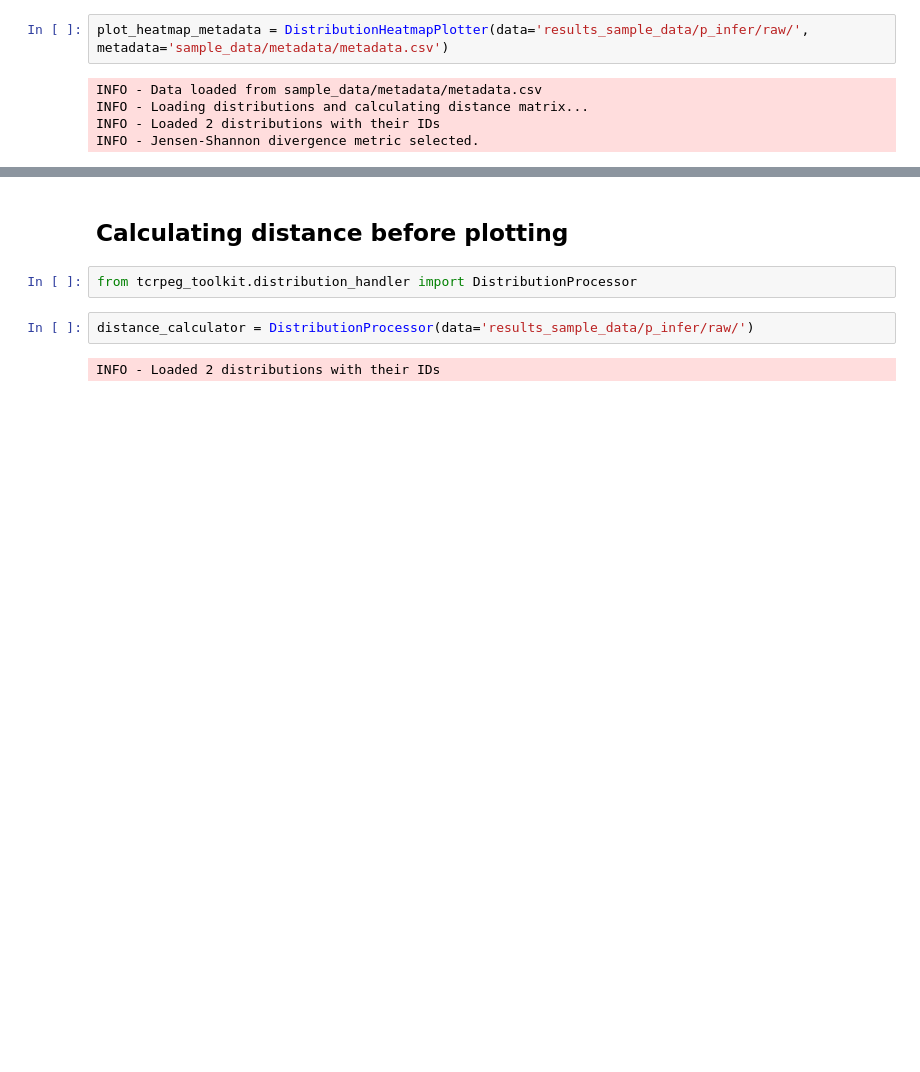
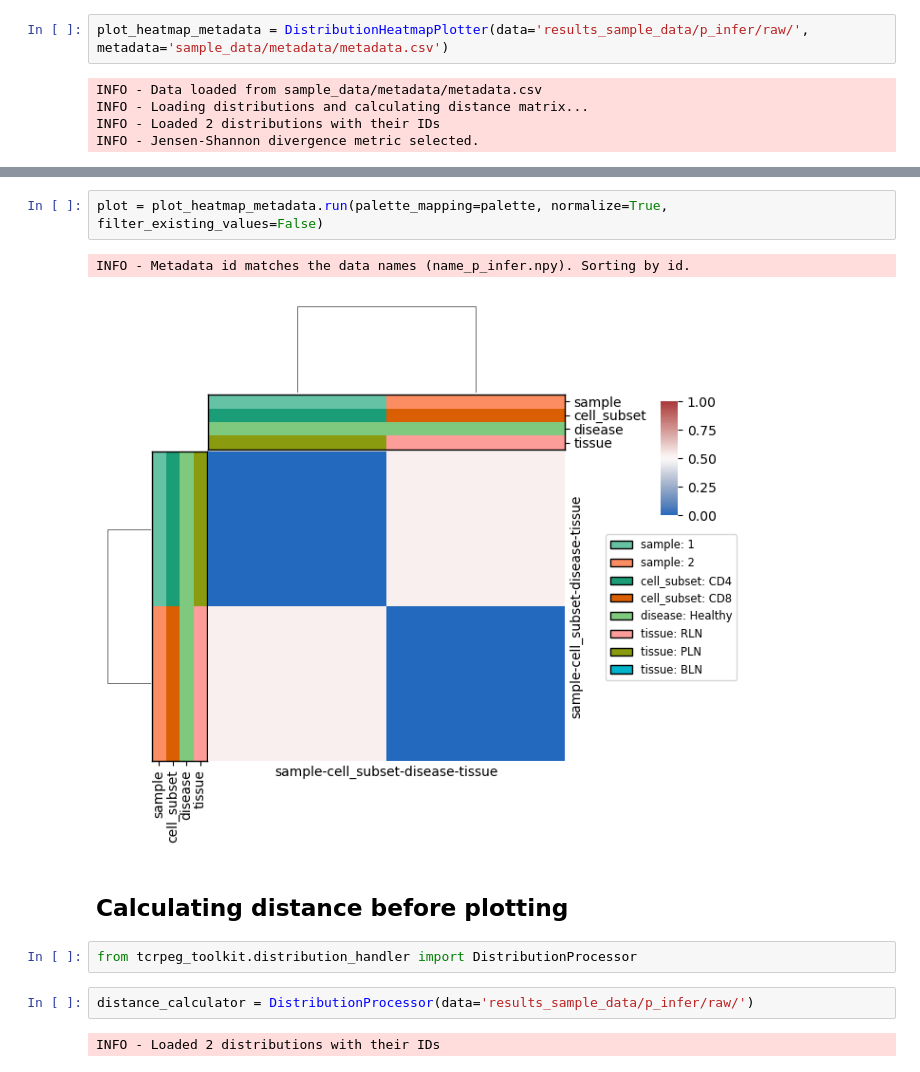
Before and after one commit to i3-unit/TCRpeg_i3, a Jupyter notebook: tutorial_heatmap_pinfer.ipynb, the cells around one changed output, grey strips where cells are left out. Drawn from its saved outputs; the diff is of its cells as text; blank space fills up the shorter version.

```diff
--- a/tutorial_heatmap_pinfer.ipynb
+++ b/tutorial_heatmap_pinfer.ipynb
@@ -35,3 +41,8 @@ INFO - Metadata id matches the data names (name_p_infer.npy). Sorting by id.
+# %%
+plot = plot_heatmap_metadata.run(palette_mapping=palette, normalize=True, filter_existing_values=False)
+# %% [output]
+INFO - Metadata id matches the data names (name_p_infer.npy). Sorting by id.
+[figure, added]
 # %% [markdown]
 ## Calculating distance before plotting
 # %%
```
Also changed, not shown: parts of 5 cells of this notebook.
